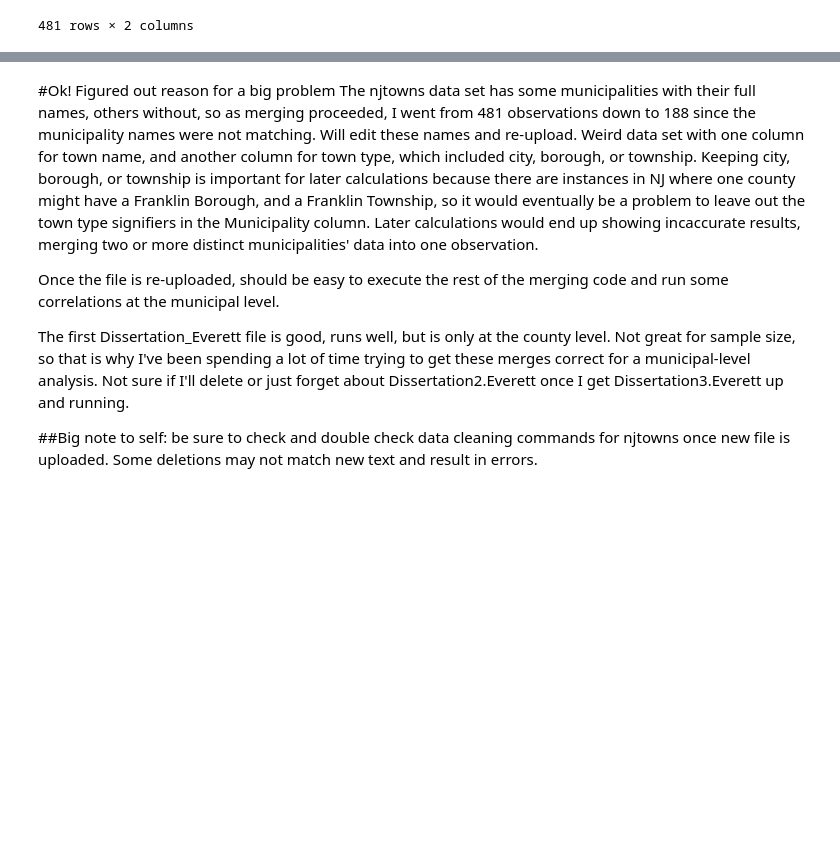
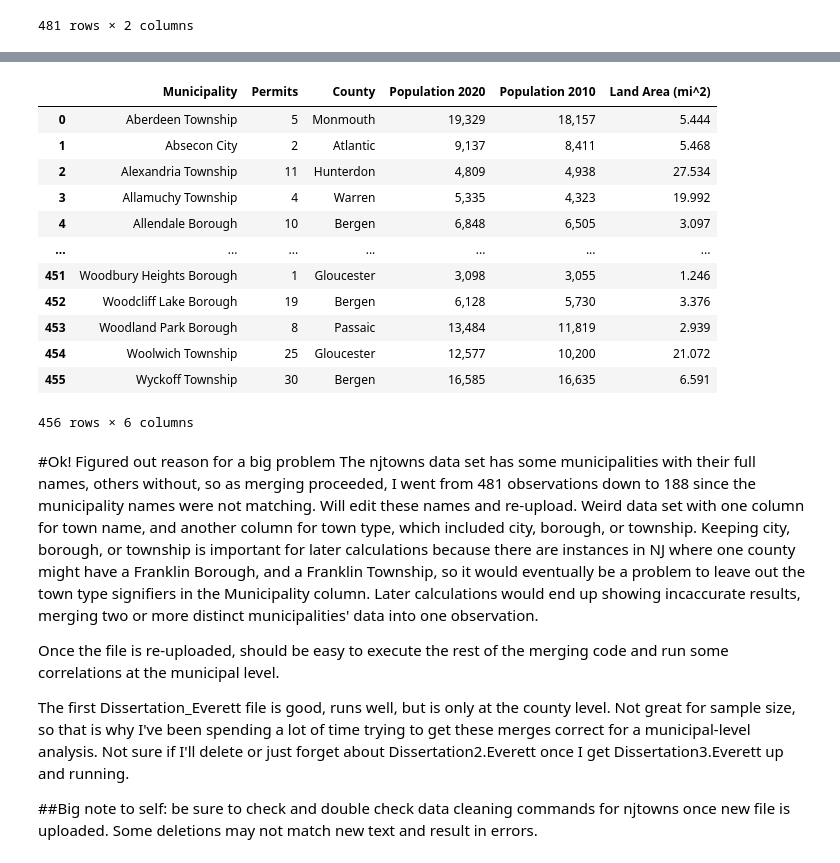
Before and after one commit to BrianKEverett/County-Line, a Jupyter notebook: Dissertation3_Everett.ipynb, the cells around one changed output, grey strips where cells are left out. Drawn from its saved outputs; the diff is of its cells as text; code cells hidden in the pictures; blank space fills up the shorter version.

Commit message:
Fixed njtowns dataset, retain much more data after merging

```diff
--- a/Dissertation3_Everett.ipynb
+++ b/Dissertation3_Everett.ipynb
@@ -81,7 +81,7 @@ jobs=pd.read_csv('https://raw.githubusercontent.com/BrianKEverett/County-Line/ma
 countysize=pd.read_csv('https://raw.githubusercontent.com/BrianKEverett/County-Line/main/NJCountySize.csv')
 #dataset can be found via Wikipedia via 2020 census data - https://en.wikipedia.org/wiki/List_of_counties_in_New_Jersey
 
-njtowns=pd.read_csv('https://raw.githubusercontent.com/BrianKEverett/County-Line/main/NJMunicipalities.csv')
+njtowns=pd.read_csv('https://raw.githubusercontent.com/BrianKEverett/County-Line/main/njtowns2.csv')
 #Dataset can be found at: https://en.wikipedia.org/wiki/List_of_municipalities_in_New_Jersey#:~:text=The%20largest%20municipality%20by%20population,most%20populous%20being%20South%20Carolina.
 # %%
 permits = permits.rename(columns={'DCA MUNI CODE': 'DCA'})
@@ -115,14 +115,14 @@ municodes = municodes.set_index('Municipality')
 
 countysize['Largest City Population']=countysize['Largest City Population'].str.replace(',','')
 
-del njtowns['Municipality Type']
-del njtowns['Incorporated[5]']
-del njtowns['Form of government']
-njtowns = njtowns.set_index('Municipality')
-del njtowns['Population density']
-del njtowns['Land Area (km^2)']
-del njtowns['Pop. Change']
-
+njtowns = njtowns.rename(columns={'Name': 'Municipality'})
+del njtowns['Type']
+del njtowns['Unnamed: 6']
+del njtowns['Unnamed: 7']
+del njtowns['Unnamed: 8']
+del njtowns['Unnamed: 9']
+del njtowns['Unnamed: 10']
+del njtowns['County']
 
 #jobs = jobs.set_index('Municipality')
 del jobs['JobsVintage']
@@ -189,6 +187,20 @@ njtowns
 # %%
-#permits3 = permits2.merge(njtowns, how='inner', on=['Municipality'])
-#permits3
+permits3 = permits2.merge(njtowns, how='inner', on=['Municipality'])
+permits3
+# %% [output]
+|  | Municipality | Permits | County | Population 2020 | Population 2010 | Land Area (mi^2) |
+| 0 | Aberdeen Township | 5 | Monmouth | 19,329 | 18,157 | 5.444 |
+| 1 | Absecon City | 2 | Atlantic | 9,137 | 8,411 | 5.468 |
+| 2 | Alexandria Township | 11 | Hunterdon | 4,809 | 4,938 | 27.534 |
+| 3 | Allamuchy Township | 4 | Warren | 5,335 | 4,323 | 19.992 |
+| 4 | Allendale Borough | 10 | Bergen | 6,848 | 6,505 | 3.097 |
+| ... | ... | ... | ... | ... | ... | ... |
+| 451 | Woodbury Heights Borough | 1 | Gloucester | 3,098 | 3,055 | 1.246 |
+| 452 | Woodcliff Lake Borough | 19 | Bergen | 6,128 | 5,730 | 3.376 |
+| 453 | Woodland Park Borough | 8 | Passaic | 13,484 | 11,819 | 2.939 |
+| 454 | Woolwich Township | 25 | Gloucester | 12,577 | 10,200 | 21.072 |
+| 455 | Wyckoff Township | 30 | Bergen | 16,585 | 16,635 | 6.591 |
+456 rows × 6 columns
 # %% [markdown]
 #Ok! Figured out reason for a big problem
 The njtowns data set has some municipalities with their full names, others without, so as merging proceeded, I went from 481 observations down to 188 since the municipality names were not matching. Will edit these names and re-upload. Weird data set with one column for town name, and another column for town type, which included city, borough, or township. Keeping city, borough, or township is important for later calculations because there are instances in NJ where one county might have a Franklin Borough, and a Franklin Township, so it would eventually be a problem to leave out the town type signifiers in the Municipality column. Later calculations would end up showing incaccurate results, merging two or more distinct municipalities' data into one observation.
```
Also changed, not shown: parts of 3 cells of this notebook.
